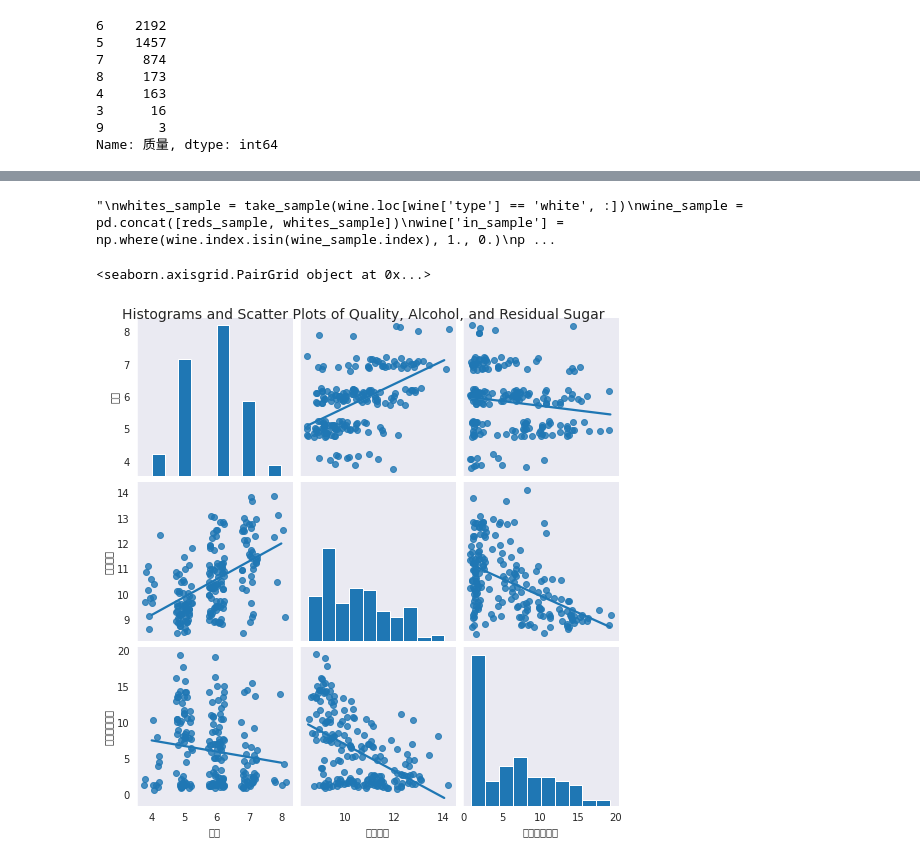
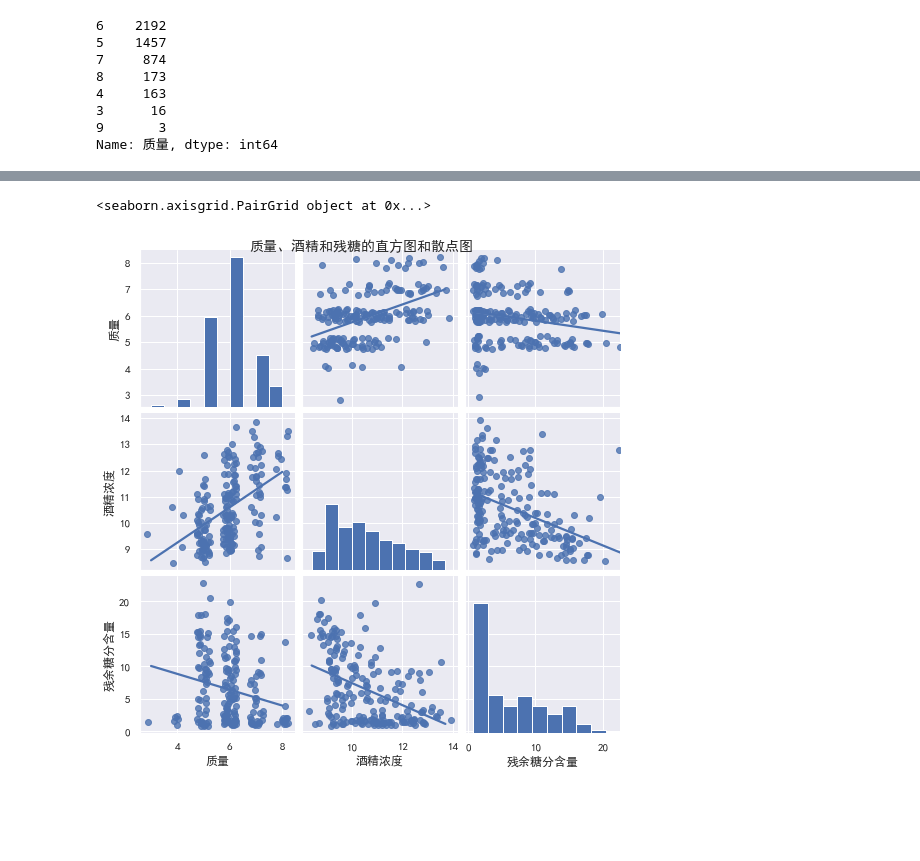
Before and after one commit to OOJ2003/anotherDSProject, a Jupyter notebook: DSProject/wine.ipynb, the cells around one changed output, grey strips where cells are left out. Saved outputs shown, nothing was run; the diff lists cells and outputs as text; code cells hidden in the pictures; blank space fills up the shorter version.

```diff
--- a/DSProject/wine.ipynb
+++ b/DSProject/wine.ipynb
@@ -66,13 +68,12 @@ print(wine.质量.value_counts())
 9       3
 Name: 质量, dtype: int64
 # %%
-'''
 sns.set_style("dark")
-print(sns.distplot(wine.quality, norm_hist=True, kde=False, color="red", label="wine"))
+sns.set(font='SimHei')
+print(sns.distplot(wine.质量, norm_hist=True, kde=False, color="red", label="红酒"))
 
-sns.utils.axlabel("Quality Score", "Density")
-plt.title("Distribution of Quality by Wine Type")
+sns.utils.axlabel("质量", "数量密度")
+plt.title("红酒质量分数分布")
 plt.legend()
 plt.show()
-'''
 # %% [output]
@@ -125,28 +127,23 @@ print(wine_sample)
 
 [200 rows x 12 columns]
-# %%
-"""
-whites_sample = take_sample(wine.loc[wine['type'] == 'white', :])
-wine_sample = pd.concat([reds_sample, whites_sample])
-wine['in_sample'] = np.where(wine.index.isin(wine_sample.index), 1., 0.)
-print(pd.crosstab(wine.in_sample, margins=True))
-"""
-# %% [output]
-"\nwhites_sample = take_sample(wine.loc[wine['type'] == 'white', :])\nwine_sample = pd.concat([reds_sample, whites_sample])\nwine['in_sample'] = np.where(wine.index.isin(wine_sample.index), 1., 0.)\np ...
 # %%
 # 查看成对变量之间的关系
+plt.rcParams['font.sans-serif']=['SimHei'] #用来正常显示中文标签
+plt.rcParams['axes.unicode_minus']=False #用来正常显示负号
+
 sns.set_style("dark")
+sns.set(font='SimHei')
 g = sns.pairplot(wine_sample, kind='reg', plot_kws={"ci": False, "x_jitter": 0.25, "y_jitter": 0.25}, hue=None,
                  diag_kind='hist', diag_kws={"bins": 10, "alpha": 1.0}, palette=None, markers=None,
-                 vars=['质量', '酒精浓度', '残余糖分含量']) #？？？
+                 vars=['质量', '酒精浓度', '残余糖分含量'])  #？？？
 #seaborn的pairplot()函数可以创建一个统计图矩阵。主对角线上的图以直方图或密度图的形式显示了每个变量的单变量分布，对角线之外的图以散点图的形式显示了每两个变量之间的双变量分布，散点图中可以有回归直线，也可以没有。因为质量评分都是整数，所以加上一点振动可以更容易看出数据在何处集中。
 print(g)
-plt.suptitle('Histograms and Scatter Plots of Quality, Alcohol, and Residual Sugar', fontsize=14,
+plt.suptitle('质量、酒精和残糖的直方图和散点图', fontsize=14,
              horizontalalignment='center', verticalalignment='top', x=0.5, y=0.999)
 plt.show()
 # %% [output]
 <seaborn.axisgrid.PairGrid object at 0x...>
-[figure, old version]
+[figure, new version]
 # %%
 my_formula = '质量 ~ 酒精浓度 + 氯化钠含量 + 柠檬酸含量 + 密度 + 非挥发性酸含量 + 游离二氧化硫含量 + 酸碱度 + 残余糖分含量 + 硫酸钾含量 + 总二氧化硫含量 + 挥发性酸含量'
 
```
Also changed, not shown: parts of 5 cells of this notebook, 2 other files.
